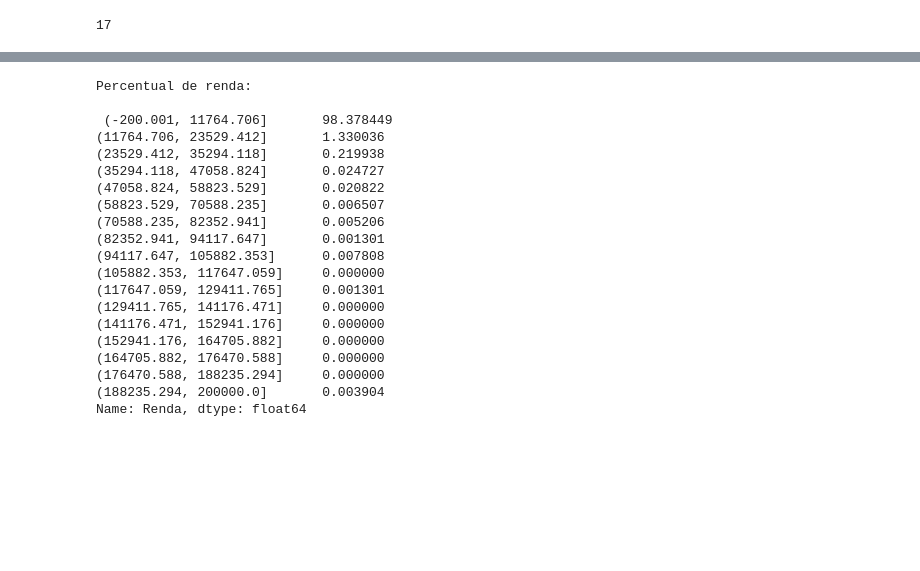
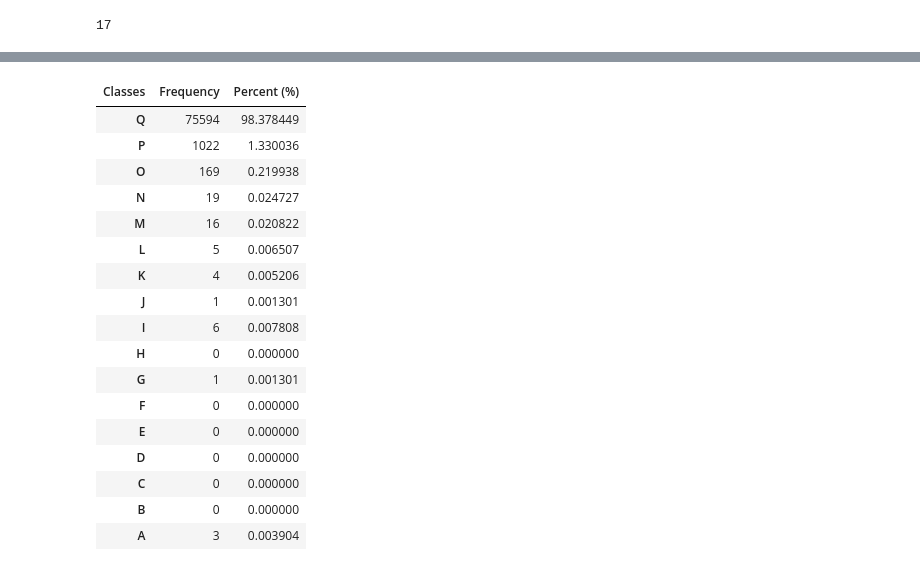
Before and after one commit to hernandemonteiro/host_national_search_2015, a Jupyter notebook: host_national_search_2015.ipynb, the cells around one changed output, grey strips where cells are left out. Saved outputs shown, nothing was run; the diff lists cells and outputs as text; code cells hidden in the pictures; blank space fills up the shorter version.

```diff
--- a/host_national_search_2015.ipynb
+++ b/host_national_search_2015.ipynb
@@ -182,12 +234,14 @@ k
 # %%
-frequency = pd.value_counts(
+
+percent = pd.value_counts(
     pd.cut(
         x=data.Renda,
         bins=17,
-        include_lowest=True
+        include_lowest=True,
+        labels=labels
     ),
-    sort=False
-)
-
-print("frequency of renda:\n\n", frequency)
+    sort=False,
+    normalize=True,
+) * 100
+print("Percentual de renda: \n\n", percent)
 # %% [output]
@@ -214,32 +268,32 @@ Name: Renda, dtype: int64
-# %%
-percent = pd.value_counts(
-    pd.cut(
-        x=data.Renda,
-        bins=17,
-        include_lowest=True
-    ),
-    sort=False,
-    normalize=True,
-) * 100
-print("Percentual de renda: \n\n", percent)
-# %% [output]
-Percentual de renda:
-
- (-200.001, 11764.706]       98.378449
-(11764.706, 23529.412]       1.330036
-(23529.412, 35294.118]       0.219938
-(35294.118, 47058.824]       0.024727
-(47058.824, 58823.529]       0.020822
-(58823.529, 70588.235]       0.006507
-(70588.235, 82352.941]       0.005206
-(82352.941, 94117.647]       0.001301
-(94117.647, 105882.353]      0.007808
-(105882.353, 117647.059]     0.000000
-(117647.059, 129411.765]     0.001301
-(129411.765, 141176.471]     0.000000
-(141176.471, 152941.176]     0.000000
-(152941.176, 164705.882]     0.000000
-(164705.882, 176470.588]     0.000000
-(176470.588, 188235.294]     0.000000
-(188235.294, 200000.0]       0.003904
-Name: Renda, dtype: float64
+# %%
+
+
+dist_freq_quant_fix_ampl = pd.DataFrame(
+    {
+        "Frequency": frequency,
+        "Percent (%)": percent
+     }
+
+)
+dist_freq_quant_fix_ampl.rename(index=labels, inplace=True)
+dist_freq_quant_fix_ampl.rename_axis("Classes", axis="columns", inplace=True)
+dist_freq_quant_fix_ampl
+# %% [output]
+| Classes | Frequency | Percent (%) |
+| Q | 75594 | 98.378449 |
+| P | 1022 | 1.330036 |
+| O | 169 | 0.219938 |
+| N | 19 | 0.024727 |
+| M | 16 | 0.020822 |
+| L | 5 | 0.006507 |
+| K | 4 | 0.005206 |
+| J | 1 | 0.001301 |
+| I | 6 | 0.007808 |
+| H | 0 | 0.000000 |
+| G | 1 | 0.001301 |
+| F | 0 | 0.000000 |
+| E | 0 | 0.000000 |
+| D | 0 | 0.000000 |
+| C | 0 | 0.000000 |
+| B | 0 | 0.000000 |
+| A | 3 | 0.003904 |
```
Also changed, not shown: parts of 8 cells of this notebook.
